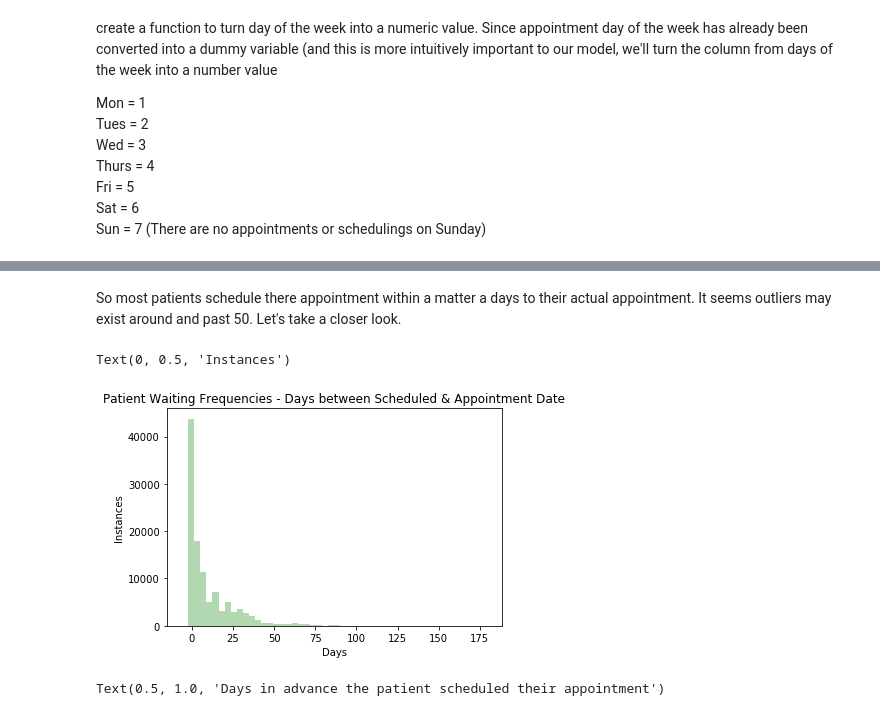
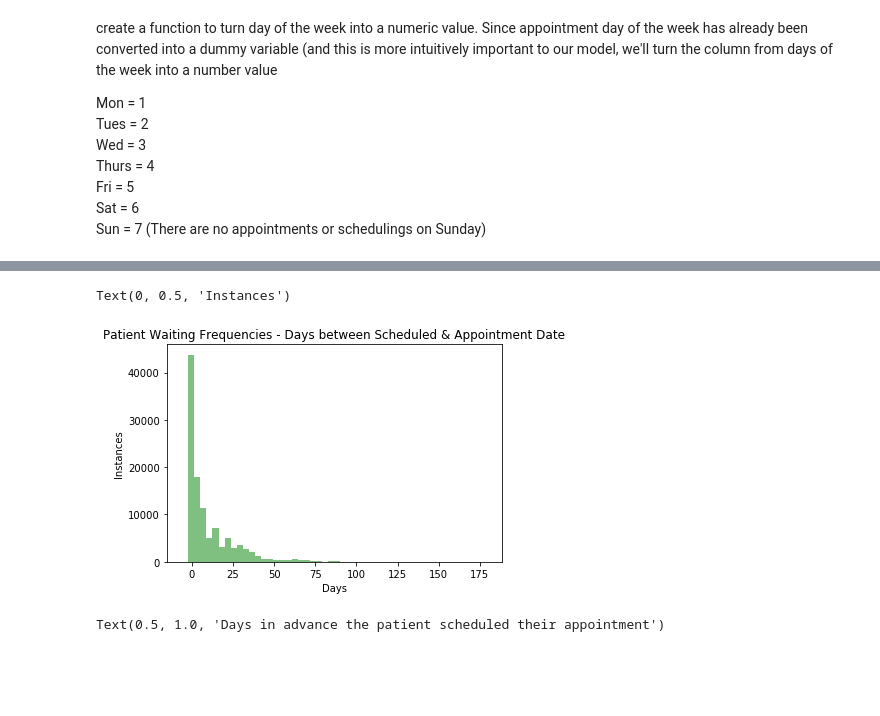
Before and after one commit to JordanPhilipMeyer/PatientNoShow, a Jupyter notebook: PredictNoShow-Copy1.ipynb, the cells around one changed output, grey strips where cells are left out. Drawn from its saved outputs; the diff is of its cells as text; code cells hidden in the pictures; blank space fills up the shorter version.

```diff
--- a/PredictNoShow-Copy1.ipynb
+++ b/PredictNoShow-Copy1.ipynb
@@ -364,18 +360,16 @@ df.WaitFromScheduledDate.head(20)
 18    3
 19    0
 Name: WaitFromScheduledDate, dtype: int64
-# %% [markdown]
-So most patients schedule there appointment within a matter a days to their actual appointment. It seems outliers may exist around and past 50. Let's take a closer look.
 # %%
 fig = plt.figure()
 ax1 = fig.add_subplot(1,1,1)
-ax1.hist(df.WaitFromScheduledDate, bins = 50, color ='green', alpha = 0.3)
+ax1.hist(df.WaitFromScheduledDate, bins = 50, color ='green', alpha = 0.5)
 ax1.set_title('Patient Waiting Frequencies - Days between Scheduled & Appointment Date')
 ax1.set_xlabel('Days')
 ax1.set_ylabel('Instances')
 # %% [output]
 Text(0, 0.5, 'Instances')
-[figure, old version]
+[figure, new version]
 # %%
 sns.kdeplot(df.WaitFromScheduledDate, shade = True)
 plt.xlabel('Days between scheduling and appointment date')
```
Also changed, not shown: parts of 41 cells of this notebook.
